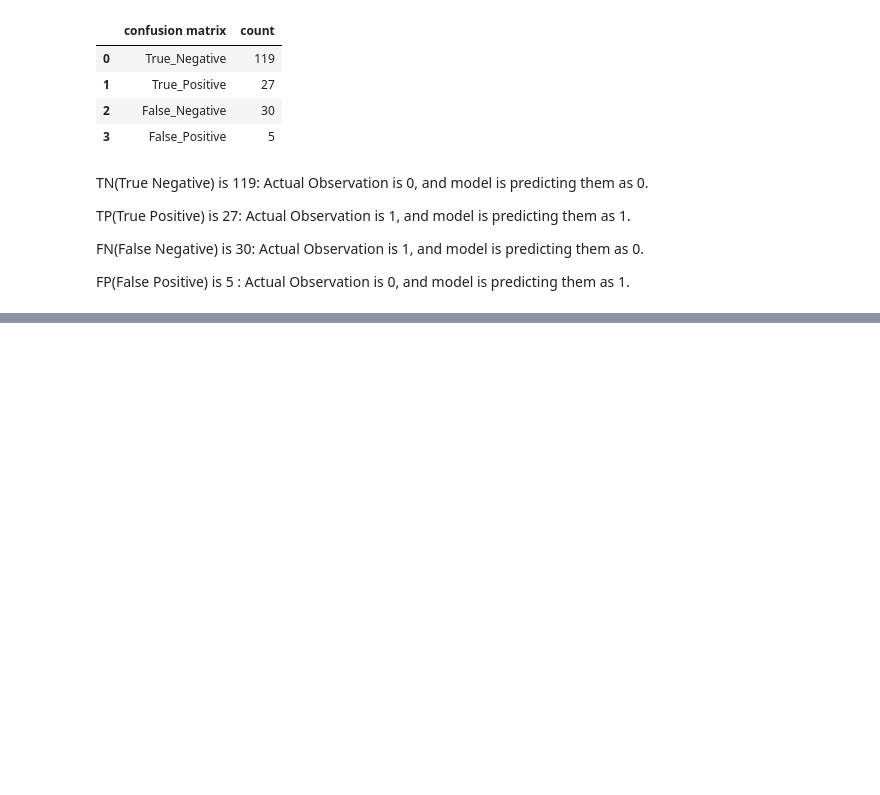
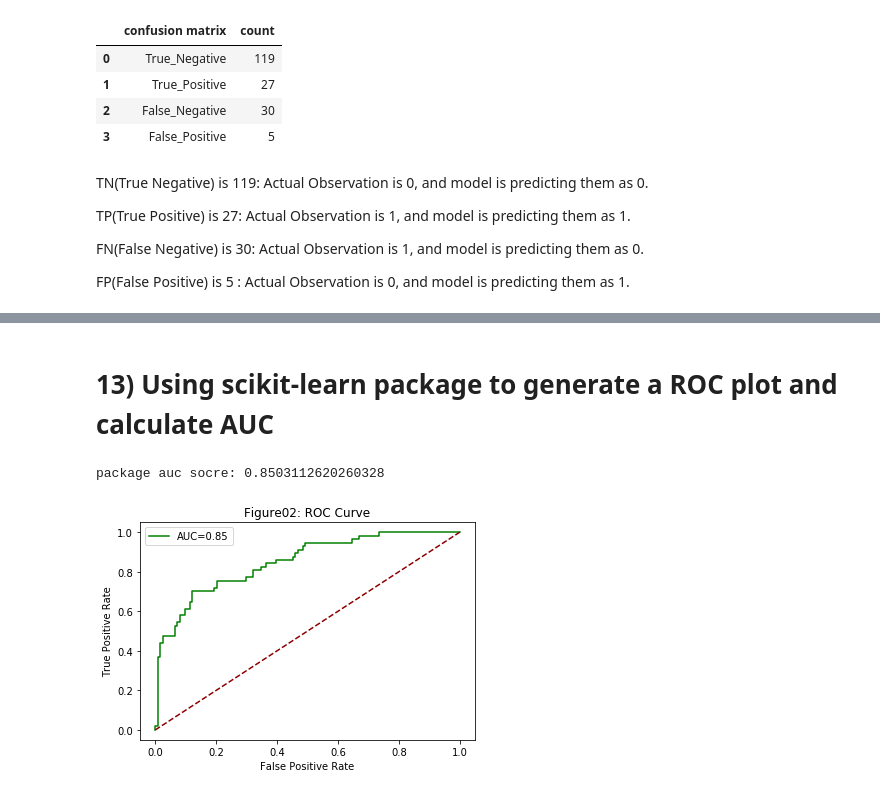
Before and after one commit to YALINYAN-YU/DAV6150, a Jupyter notebook: Y_Yan_assn_M5.ipynb, the cells around one changed output, grey strips where cells are left out. Saved outputs shown, nothing was run; the diff lists cells and outputs as text; code cells hidden in the pictures; blank space fills up the shorter version.

```diff
--- a/Y_Yan_assn_M5.ipynb
+++ b/Y_Yan_assn_M5.ipynb
@@ -98,0 +406,29 @@ def compute_accuracy(y_true, y_pred):
+# %% [markdown]
+# 13) Using scikit-learn package to generate a ROC plot and calculate AUC
+# %%
+# Using metrics.auc() to calculate AUC
+from sklearn.metrics import roc_auc_score
+
+# confirm with scikit-learn's result
+auc = roc_auc_score(df['class'], df['scored.probability'])
+print('package auc socre:', auc_score)
+# %% [output]
+package auc socre: 0.8503112620260328
+# %%
+# Using sklearn.metrics.roc_curve to generate a ROC plot
+from sklearn.metrics import roc_curve
+
+def plot_roc_curve(fpr, tpr, label=None):
+    plt.plot(fpr00, tpr00, color='green', label='AUC=%0.2f'%auc)
+    plt.plot([0, 1], [0, 1], color='darkred', linestyle='--')
+    plt.xlabel('False Positive Rate')
+    plt.ylabel('True Positive Rate')
+    plt.title('Figure02: ROC Curve')
+    plt.legend()
+    plt.show()
+
+fpr00, tpr00, thresholds = roc_curve(df['class'], df['scored.probability'])
+
+plot_roc_curve(fpr00, tpr00)
+# %% [output]
+[figure, added]
```
Also changed, not shown: parts of 40 cells of this notebook.
